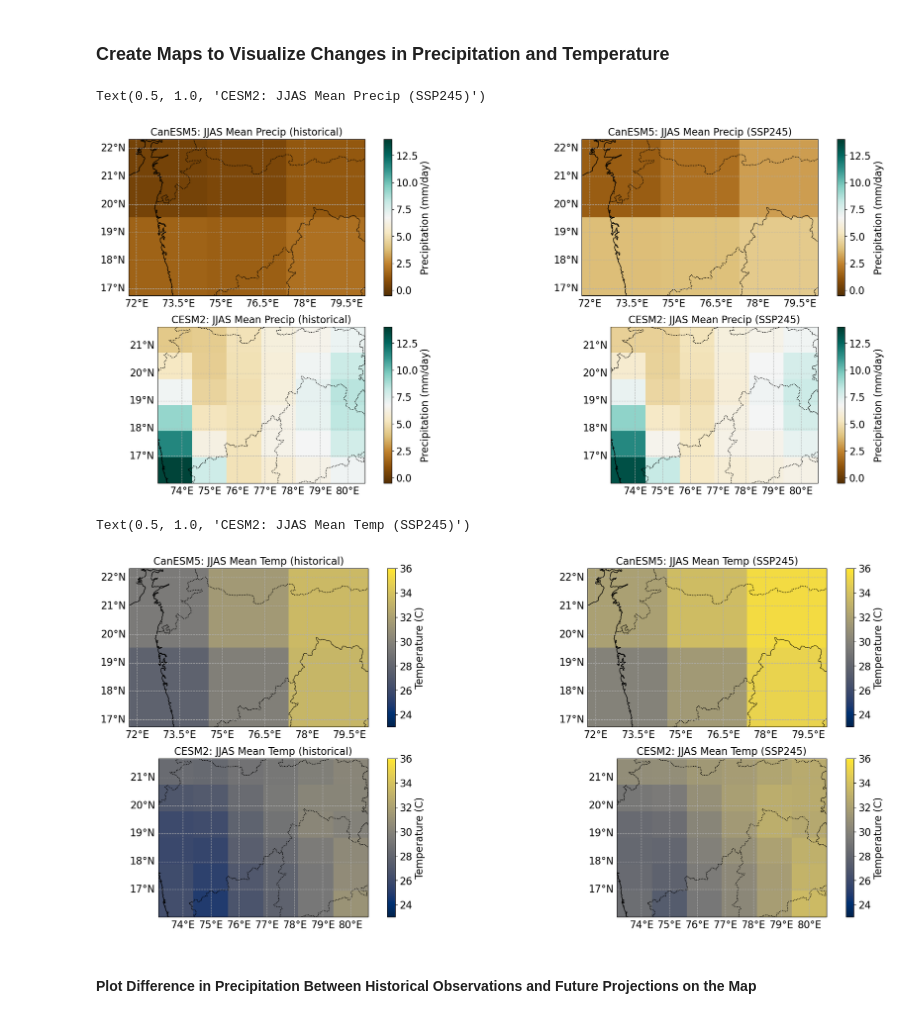
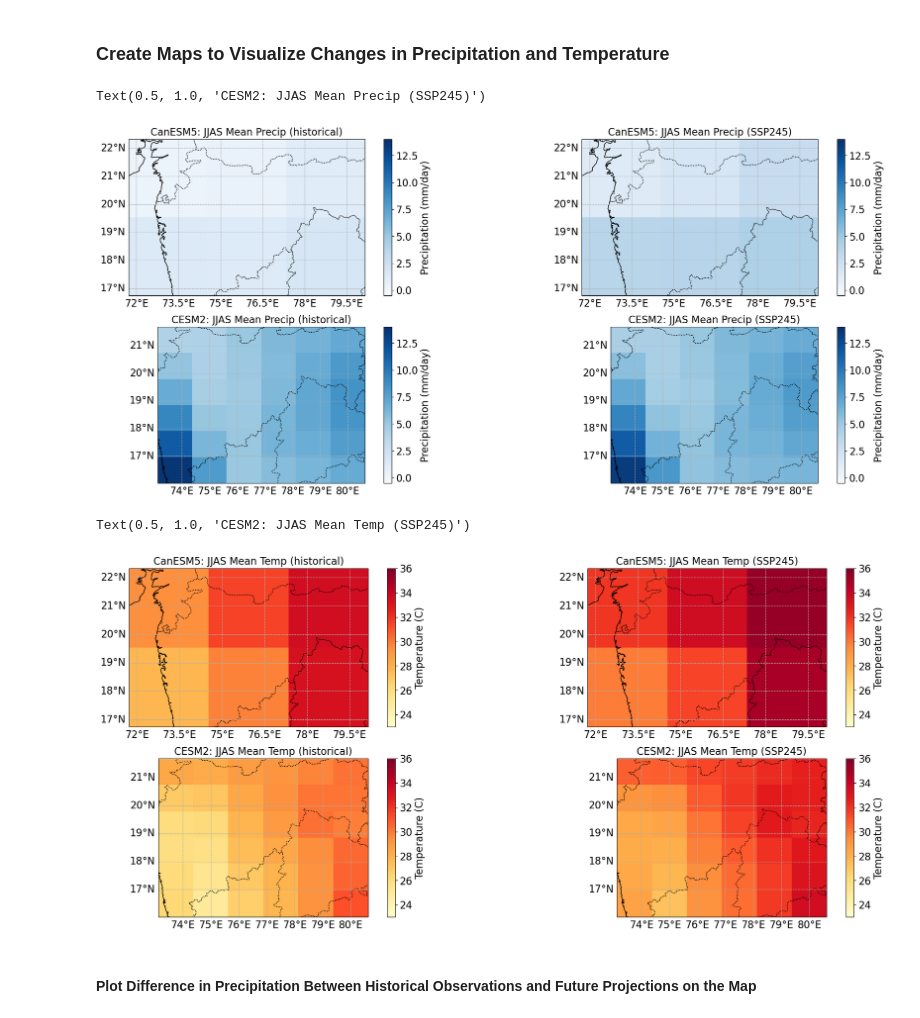
Before and after one commit to nmoraescommit/EDS296_final-mini-project, a Jupyter notebook: EDS296-final.ipynb, the cells around one changed output. Drawn from its saved outputs; the diff is of its cells as text; code cells hidden in the pictures.

Commit message:
1. Improved maps: updated map colors to  more intuitive palletes: "Blues" for precipitation and "YlOrRd" for temperature

```diff
--- a/EDS296-final.ipynb
+++ b/EDS296-final.ipynb
@@ -462,7 +462,7 @@ fig, axes = plt.subplots(nrows=2, ncols=2, figsize=(24, 10), subplot_kw={"projec
 
 # Subplot 1: CanESM5 - Historical
 plot1 = axes[0, 0].pcolormesh(CAN_hist_mn_pr.lon, CAN_hist_mn_pr.lat,
-                            CAN_hist_mn_val_pr, transform=map, cmap="BrBG",
+                            CAN_hist_mn_val_pr, transform=map, cmap="Blues",
                             vmin = -0.5, vmax=14)
                             #vmin=CAN_hist_mn_pr_np.min(), vmax=CAN_hist_mn_pr_np.max())
 
@@ -487,7 +487,7 @@ axes[0, 0].set_title("CanESM5: JJAS Mean Precip (historical)", fontsize=16)
 
 # Subplot 2: CanESM5 - SSP245
 plot2 = axes[0, 1]. pcolormesh(CAN_ssp_mn_pr.lon, CAN_ssp_mn_pr.lat,
-                            CAN_ssp_mn_val_pr, transform=map, cmap="BrBG",
+                            CAN_ssp_mn_val_pr, transform=map, cmap="Blues",
                             vmin=-0.5, vmax=14)
 
 # Add coastlines, state borders, and gridlines
@@ -510,7 +510,7 @@ axes[0, 1].set_title("CanESM5: JJAS Mean Precip (SSP245)", fontsize=16)
 
 # Subplot 3: CESM2 - Historical
 plot3 = axes[1, 0]. pcolormesh(CESM_hist_mn_pr.lon, CESM_hist_mn_pr.lat,
-                            CESM_hist_mn_val_pr, transform=map, cmap="BrBG",
+                            CESM_hist_mn_val_pr, transform=map, cmap="Blues",
                             vmin=-0.5, vmax=14)
 
 # Add coastlines, state borders, and gridlines
@@ -533,7 +533,7 @@ axes[1, 0].set_title("CESM2: JJAS Mean Precip (historical)", fontsize=16)
 
 # Subplot 4: CESM2 - SSP245
 plot4 = axes[1, 1]. pcolormesh(CESM_ssp_mn_pr.lon, CESM_ssp_mn_pr.lat,
-                            CESM_ssp_mn_val_pr, transform=map, cmap="BrBG",
+                            CESM_ssp_mn_val_pr, transform=map, cmap="Blues",
                             vmin=-0.5, vmax=14)
 
 # Add coastlines, state borders, and gridlines
@@ -555,7 +555,7 @@ cbar1.ax.tick_params(labelsize=16)
 axes[1, 1].set_title("CESM2: JJAS Mean Precip (SSP245)", fontsize=16)
 # %% [output]
 Text(0.5, 1.0, 'CESM2: JJAS Mean Precip (SSP245)')
-[figure, old version]
+[figure, new version]
 # %%
 CAN_hist_mn_tas_np = np.nan_to_num(CAN_hist_mn_tas, nan=0.0)
 CAN_ssp_mn_tas_np = np.nan_to_num(CAN_ssp_mn_tas, nan=0.0)
@@ -573,7 +573,7 @@ fig, axes = plt.subplots(nrows=2, ncols=2, figsize=(24, 10), subplot_kw={"projec
 
 # Subplot 1: CanESM5 - Historical
 plot1 = axes[0, 0].pcolormesh(CAN_hist_mn_tas.lon, CAN_hist_mn_tas.lat,
-                            CAN_hist_mn_val_tas, transform=map, cmap="cividis",
+                            CAN_hist_mn_val_tas, transform=map, cmap="YlOrRd",
                             vmin=23, vmax=36)
                             #vmin=CAN_hist_mn_pr_np.min(), vmax=CAN_hist_mn_pr_np.max())
 
@@ -598,7 +598,7 @@ axes[0, 0].set_title("CanESM5: JJAS Mean Temp (historical)", fontsize=16)
 
 # Subplot 2: CanESM5 - SSP245
 plot2 = axes[0, 1]. pcolormesh(CAN_ssp_mn_tas.lon, CAN_ssp_mn_tas.lat,
-                            CAN_ssp_mn_val_tas, transform=map, cmap="cividis",
+                            CAN_ssp_mn_val_tas, transform=map, cmap="YlOrRd",
                             vmin=23, vmax=36)
 
 # Add coastlines, state borders, and gridlines
@@ -621,7 +621,7 @@ axes[0, 1].set_title("CanESM5: JJAS Mean Temp (SSP245)", fontsize=16)
 
 # Subplot 3: CESM2 - Historical
 plot3 = axes[1, 0]. pcolormesh(CESM_hist_mn_tas.lon, CESM_hist_mn_tas.lat,
-                            CESM_hist_mn_val_tas, transform=map, cmap="cividis",
+                            CESM_hist_mn_val_tas, transform=map, cmap="YlOrRd",
                             vmin=23, vmax=36)
 
 # Add coastlines, state borders, and gridlines
@@ -638,35 +638,35 @@ gl1.ylabel_style = {"size": 16}
 cbar1 =plt.colorbar(plot3, ax=axes[1, 0],
                     orientation="vertical")
 cbar1.set_label("Temperature (C)", fontsize=16)
 cbar1.ax.tick_params(labelsize=16)
 
 axes[1, 0].set_title("CESM2: JJAS Mean Temp (historical)", fontsize=16)
 
 # Subplot 4: CESM2 - SSP245
 plot4 = axes[1, 1]. pcolormesh(CESM_ssp_mn_tas.lon, CESM_ssp_mn_tas.lat,
-                            CESM_ssp_mn_val_tas, transform=map, cmap="cividis",
+                            CESM_ssp_mn_val_tas, transform=map, cmap="YlOrRd",
                             vmin=23, vmax=36)
 
 # Add coastlines, state borders, and gridlines
 axes[1, 1].add_feature(cfeature.COASTLINE)
 axes[1, 1].add_feature(cfeature.STATES, linestyle=":")
 
 gl1 = axes[1, 1].gridlines(draw_labels=True, linestyle="--")
 gl1.top_labels = False
 gl1.right_labels = False
 gl1.xlabel_style = {"size": 16}
 gl1.ylabel_style = {"size": 16}
 
 # Add colorbar
 cbar1 =plt.colorbar(plot4, ax=axes[1, 1],
                     orientation="vertical")
 cbar1.set_label("Temperature (C)", fontsize=16)
 cbar1.ax.tick_params(labelsize=16)
 
 axes[1, 1].set_title("CESM2: JJAS Mean Temp (SSP245)", fontsize=16)
 # %% [output]
 Text(0.5, 1.0, 'CESM2: JJAS Mean Temp (SSP245)')
-[figure, old version]
+[figure, new version]
 # %% [markdown]
 #### Plot Difference in Precipitation Between Historical Observations and Future Projections on the Map
 # %%
```
Also changed, not shown: parts of 1 cell of this notebook.
